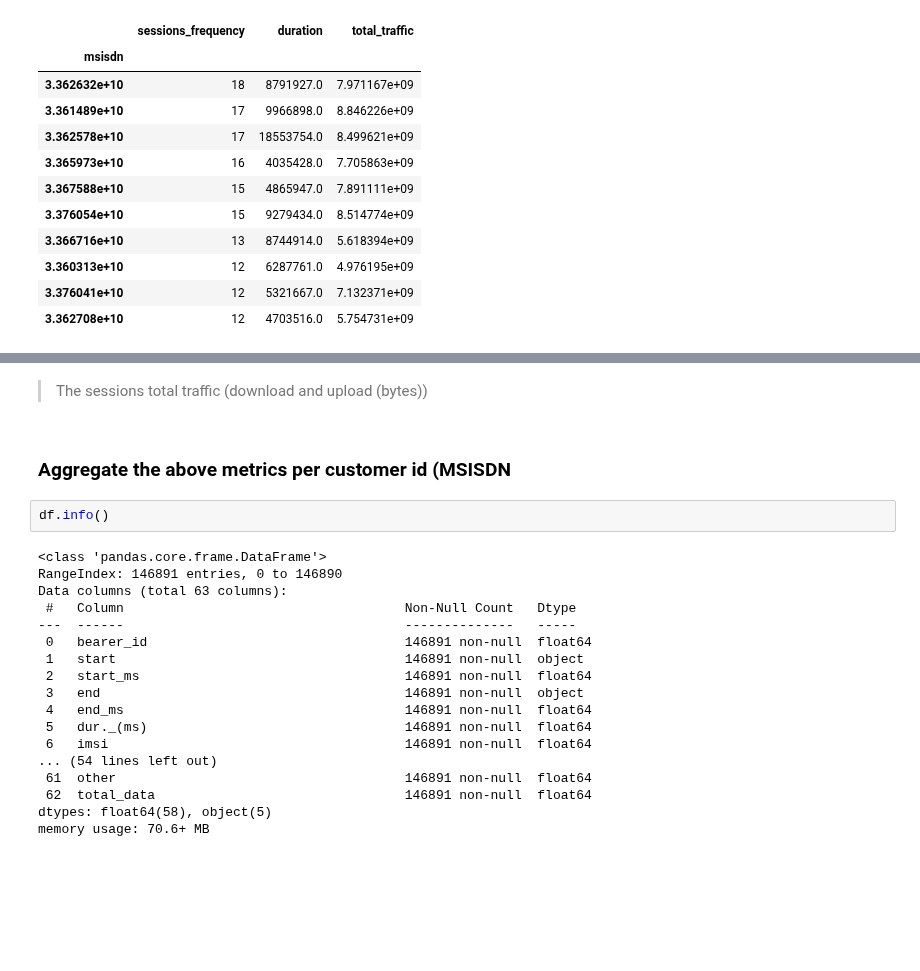
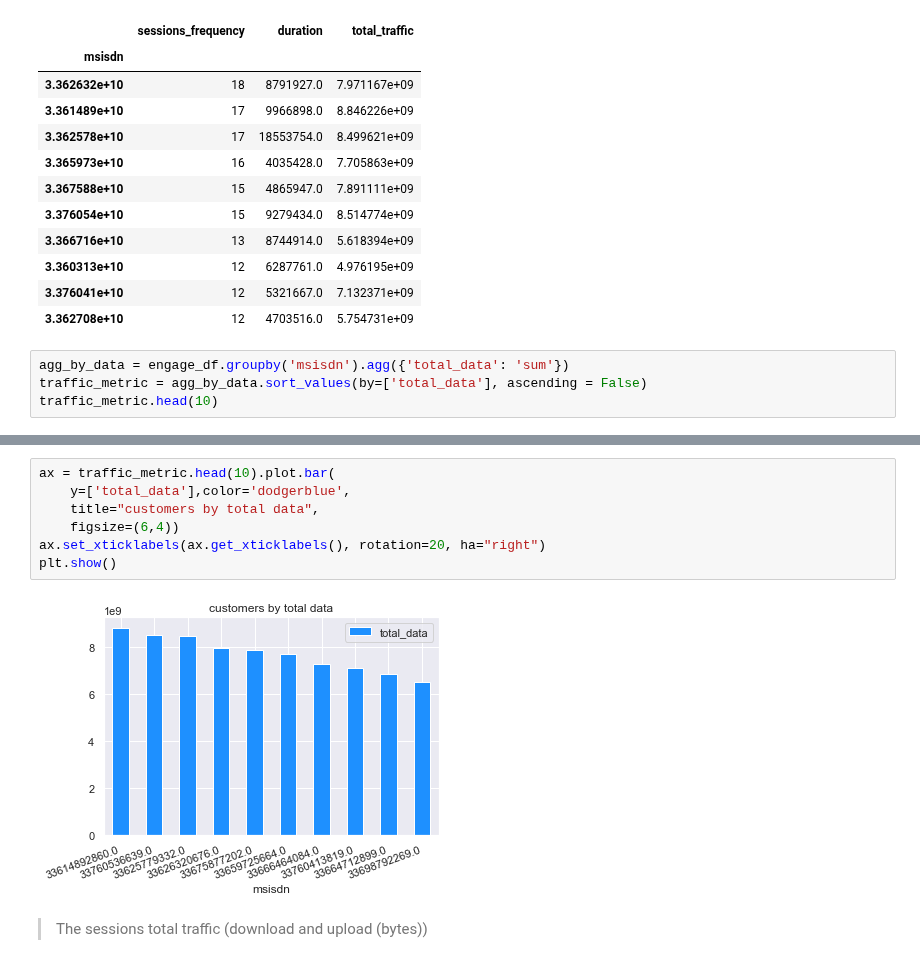
Before and after one commit to Melak2017/Telecommunication-Data-Analysis, a Jupyter notebook: Jup_Notebooks/User_engagement_analysis.ipynb, the cells around one changed output, grey strips where cells are left out. Drawn from its saved outputs; the diff is of its cells as text; blank space fills up the shorter version.

Commit message:
added plot for user engagement by traffic metrics

```diff
--- a/Jup_Notebooks/User_engagement_analysis.ipynb
+++ b/Jup_Notebooks/User_engagement_analysis.ipynb
@@ -124,3 +124,7 @@ engagment_metrics.sort_values(by=['sessions_frequency'], ascending=False).head(1
 | 3.360313e+10 | 12 | 6287761.0 | 4.976195e+09 |
 | 3.376041e+10 | 12 | 5321667.0 | 7.132371e+09 |
 | 3.362708e+10 | 12 | 4703516.0 | 5.754731e+09 |
+# %%
+agg_by_data = engage_df.groupby('msisdn').agg({'total_data': 'sum'})
+traffic_metric = agg_by_data.sort_values(by=['total_data'], ascending = False)
+traffic_metric.head(10)
@@ -127,24 +144,11 @@ engagment_metrics.sort_values(by=['sessions_frequency'], ascending=False).head(1
+# %%
+ax = traffic_metric.head(10).plot.bar(
+    y=['total_data'],color='dodgerblue',
+    title="customers by total data",
+    figsize=(6,4))
+ax.set_xticklabels(ax.get_xticklabels(), rotation=20, ha="right")
+plt.show()
+# %% [output]
+[figure, added]
 # %% [markdown]
 >The sessions total traffic (download and upload (bytes))
-# %% [markdown]
-### Aggregate the above metrics per customer id (MSISDN
-# %%
-df.info()
-# %% [output]
-<class 'pandas.core.frame.DataFrame'>
-RangeIndex: 146891 entries, 0 to 146890
-Data columns (total 63 columns):
- #   Column                                    Non-Null Count   Dtype
----  ------                                    --------------   -----
- 0   bearer_id                                 146891 non-null  float64
- 1   start                                     146891 non-null  object
- 2   start_ms                                  146891 non-null  float64
- 3   end                                       146891 non-null  object
- 4   end_ms                                    146891 non-null  float64
- 5   dur._(ms)                                 146891 non-null  float64
- 6   imsi                                      146891 non-null  float64
-... (54 lines left out)
- 61  other                                     146891 non-null  float64
- 62  total_data                                146891 non-null  float64
-dtypes: float64(58), object(5)
-memory usage: 70.6+ MB
```
Also changed, not shown: parts of 3 cells of this notebook.
